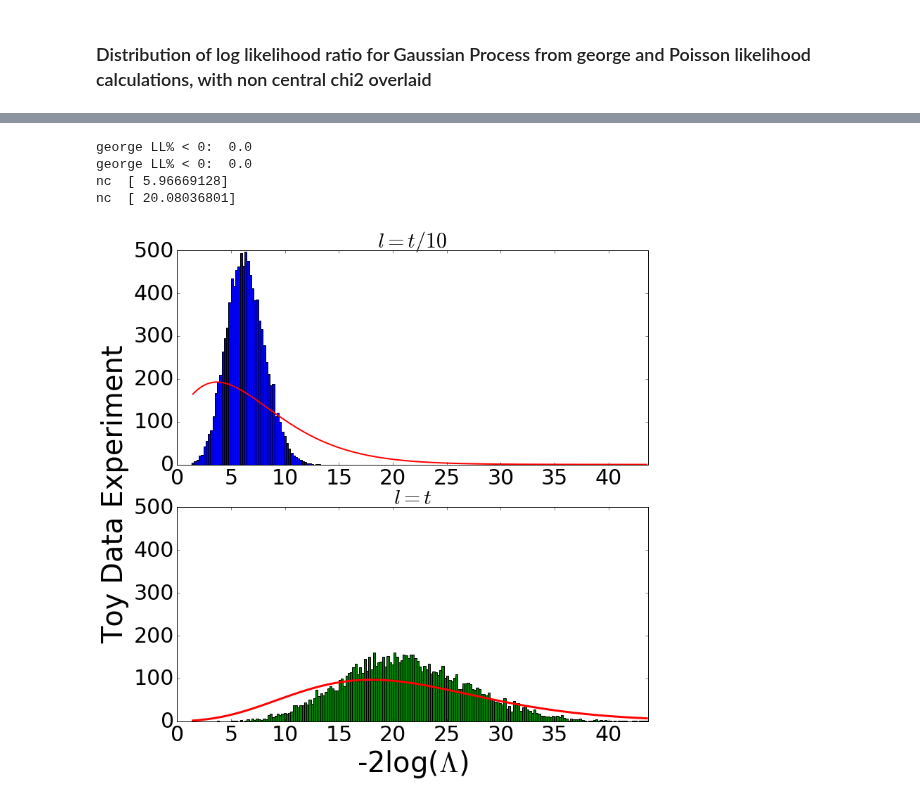
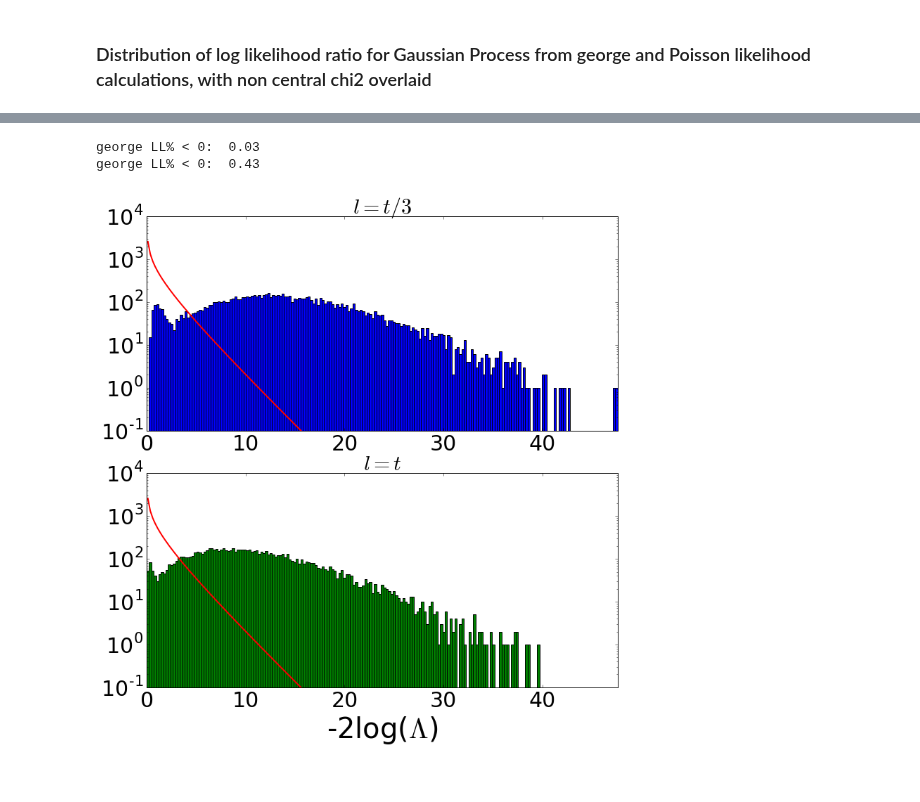
Before and after one commit to mfrate28/GP_Paper, a Jupyter notebook: LEE-tests.ipynb, the cells around one changed output, grey strips where cells are left out. Cells and saved outputs as stored; diff of their text form; code cells hidden in the pictures.

```diff
--- a/LEE-tests.ipynb
+++ b/LEE-tests.ipynb
@@ -298,8 +298,6 @@ def fit_gp_tempSig_fixedH_minuit(lnprob, Print = True):
 # %% [markdown]
 ### Distribution of log likelihood ratio for Gaussian Process from george and Poisson likelihood calculations, with non central chi2 overlaid
 # %%
-sigToys = np.load("newoutputs/signalToys_3500.npy")
-sigToysO = np.load("newoutputs/signalToysO_3500.npy")
 toyList = np.load("newoutputs/toyList_3500.npy")
 fixedHyperparams = np.load("newoutputs/fixedHyperparams_3500.npy")
 if runOnlyFF: pass
@@ -321,11 +319,9 @@ else:
             if not itoy%500:
                 print itoy
             ytoy, xtoy, xtoyerr = removeZeros(toy)
-            signalTemplate = sigToys[()][m][itoy]
-            ydata = ytoy + signalTemplate
+            ydata = ytoy
 
-            signalTemplateO = sigToysO[()][m][itoy]
-            ydataO = toy + signalTemplateO
+            ydataO = toy
 
             #BACKGROUND ONLY FIT GP
             if not itoy%500:
@@ -344,8 +340,14 @@ else:
             #BACKGROUND+SIGNAL FIT GP
             if not itoy%500:
                 pgpsb_stime = time.time()
+            lnProb = logLike_gp_fitM_fixedH(xtoy,ydata, xtoyerr, (200, 600, 600))
+            minLLH, best_fit_gp = fit_gp_fitM_fixedH_minuit(lnProb, False)
+            #print best_fit_gp
+            if np.isinf(minLLH):
+                continue
+
             Amp, decay, length, power, sub, p0, p1, p2 = fixedHyperparams
-            A, mass, tau, L = 30, 3500, 250, 250
+            A, mass, tau, L = 200, best_fit_gp[0], 600, 600
             kernel1 = Amp * MyDijetKernelSimp(a = decay, b = length, c = power, d = sub)
             kernel2 = A * SignalKernel(m = mass, t = tau, L=L)
             kernel = kernel1+kernel2
@@ -356,12 +358,15 @@ else:
             gpLLHSig = gp.lnlikelihood(ydata - model_gp((p0,p1,p2),xtoy, xtoyerr))
 
             if not itoy%500:
+                print "best fit mass", best_fit_gp[0]
                 pgpsb_etime = time.time()
                 print "background + signal time:", pgpsb_etime - pgpsb_stime
                 makePrettyPlots_signal(xvalO, ydataO, MAP1, MAP, "GP signal+background", 3500, col = 'g', ymax = 2e5)
 
 
-            LLlistGP_largeL[m].append(-2*(gpLLH-gpLLHSig))
+            #LLlistGP_largeL[m].append(-2*(gpLLH-gpLLHSig))
+            LLlistGP_largeL[m].append(-2*(-logLike_gpLikeFF(ydataO, MAP1)+logLike_gpLikeFF(ydataO, MAP)))
+
 
     etime = time.time()
     print "took "+str((etime-btime)/(60.*60.)) + "hours"
@@ -426,11 +437,9 @@ else:
             if not itoy%500:
                 print itoy
             ytoy, xtoy, xtoyerr = removeZeros(toy)
-            signalTemplate = sigToys[()][m][itoy]
-            ydata = ytoy + signalTemplate
+            ydata = ytoy
 
-            signalTemplateO = sigToysO[()][m][itoy]
-            ydataO = toy + signalTemplateO
+            ydataO = toy
 
             #BACKGROUND ONLY FIT GP
             if not itoy%500:
@@ -449,8 +458,13 @@ else:
             #BACKGROUND+SIGNAL FIT GP
             if not itoy%500:
                 pgpsb_stime = time.time()
+            lnProb = logLike_gp_fitM_fixedH(xtoy,ydata, xtoyerr, (200, 600, 200))
+            minLLH, best_fit_gp = fit_gp_fitM_fixedH_minuit(lnProb, False)
+            #print best_fit_gp
+            if np.isinf(minLLH):
+                continue
             Amp, decay, length, power, sub, p0, p1, p2 = fixedHyperparams
-            A, mass, tau, L = 30, 3500, 250, 25
+            A, mass, tau, L = 200, best_fit_gp[0], 600, 200
             kernel1 = Amp * MyDijetKernelSimp(a = decay, b = length, c = power, d = sub)
             kernel2 = A * SignalKernel(m = mass, t = tau, L=L)
             kernel = kernel1+kernel2
@@ -461,12 +475,16 @@ else:
             gpLLHSig = gp.lnlikelihood(ydata - model_gp((p0,p1,p2),xtoy, xtoyerr))
 
             if not itoy%500:
+                print "best fit mass", best_fit_gp[0]
                 pgpsb_etime = time.time()
                 print "background + signal time:", pgpsb_etime - pgpsb_stime
                 makePrettyPlots_signal(xvalO, ydataO, MAP1, MAP, "GP signal+background", 3500, col = 'g', ymax = 2e5)
 
 
-            LLlistGP_smallL[m].append(-2*(gpLLH-gpLLHSig))
+            #LLlistGP_smallL[m].append(-2*(gpLLH-gpLLHSig))
+            LLlistGP_smallL[m].append(-2*(-logLike_gpLikeFF(ydataO, MAP1)+logLike_gpLikeFF(ydataO, MAP)))
+
+
 
 
     etime = time.time()
@@ -513,28 +537,26 @@ chi2 bkg+signal 129.299982376
 # %%
 msignals = [standardParamSets[i][1] for i in range(len(standardParamSets))]
 
 for m in msignals:
     gp_smallL = [s for s in LLlistGP_smallL[m] if not (np.isinf(s) or np.isnan(s))]
 
     gp_neg_frac_smallL = round(100.*sum(i < 0 for i in gp_smallL)/len(gp_smallL),2)
     print "george LL% < 0: ", gp_neg_frac_smallL
 
     gp_smallL = [s for s in gp_smallL if s > 0]
 
     gp_largeL = [s for s in LLlistGP_largeL[m] if not (np.isinf(s) or np.isnan(s))]
 
     gp_neg_frac_largeL = round(100.*sum(i < 0 for i in gp_largeL)/len(gp_largeL),2)
     print "george LL% < 0: ", gp_neg_frac_largeL
 
     gp_largeL = [s for s in gp_largeL if s > 0]
 
     label = r"-2log($\Lambda$) for mass "+str(int(m))
-    makePrettyPlots_LLH(gp_smallL, gp_largeL, label, drawchi2=True, xname = r"-2log($\Lambda$)", label1 =r"$l = t/10$", label2 = r"$l = t$")
+    makePrettyPlots_LLH(gp_smallL, gp_largeL, label, drawchi2=True, xname = r"-2log($\Lambda$)", label1 =r"$l = t/3$", label2 = r"$l = t$")
 
-    makePrettyPlots_LLH(gp_smallL, gp_largeL, label, drawchi2=False, xname = r"-2log($\Lambda$)", label1 =r"$l = t/10$", label2 = r"$l = t$")
+    makePrettyPlots_LLH(gp_smallL, gp_largeL, label, drawchi2=False, xname = r"-2log($\Lambda$)", label1 =r"$l = t/3$", label2 = r"$l = t$")
 # %% [output]
-george LL% < 0:  0.0
-george LL% < 0:  0.0
-nc  [ 5.96669128]
-nc  [ 20.08036801]
+george LL% < 0:  0.03
+george LL% < 0:  0.43
-[figure, old version]
+[figure, new version]
```
Also changed, not shown: parts of 5 cells of this notebook.
